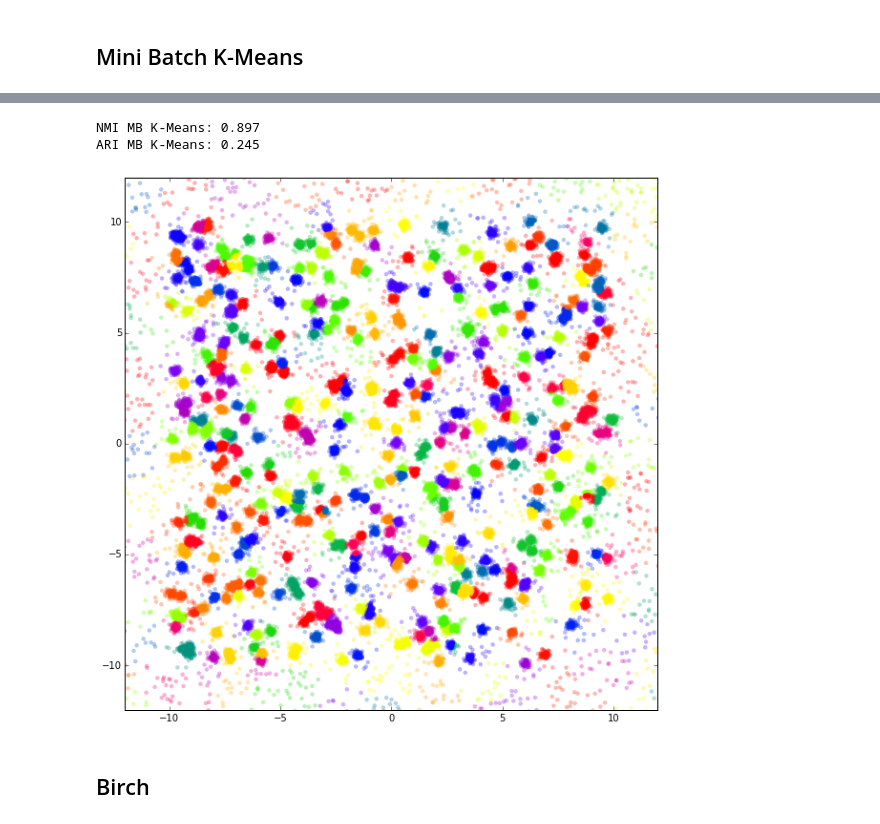
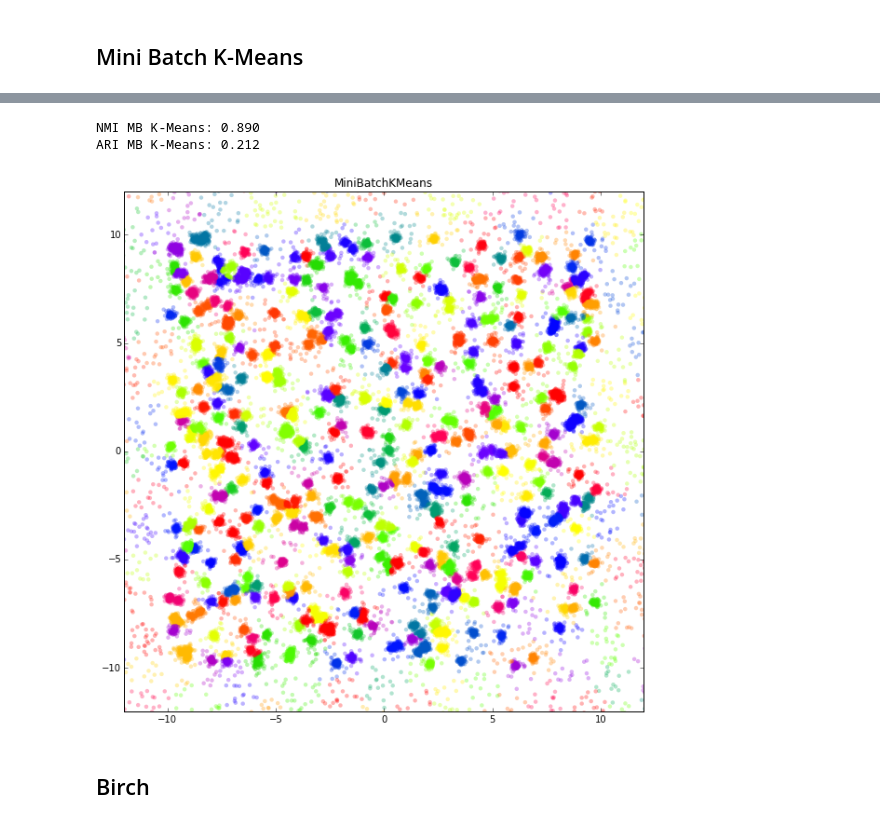
Before and after one commit to ogrisel/notebooks, a Jupyter notebook: sklearn_demos/Large Scale 2D Clustering.ipynb, the cells around one changed output, grey strips where cells are left out. Cells and saved outputs as stored; diff of their text form; code cells hidden in the pictures.

```diff
--- a/sklearn_demos/Large Scale 2D Clustering.ipynb
+++ b/sklearn_demos/Large Scale 2D Clustering.ipynb
@@ -7,13 +7,13 @@ from sklearn.utils import shuffle
 # %%
 rng = np.random.RandomState(42)
 # %%
-n_samples = int(1e4)
+n_samples = int(1e5)
 n_signal_samples = int(0.9 * n_samples)
 n_noise_samples = n_samples - n_signal_samples
-n_features = 100
+n_features = 2
 
 signal, labels = make_blobs(n_samples=n_signal_samples, n_features=n_features,
-                            cluster_std=1, centers=500,
+                            cluster_std=0.1, centers=500,
                             random_state=rng)
 noise = rng.uniform(low=-15, high=15, size=(n_noise_samples, n_features))
 
@@ -22,14 +22,16 @@ labels = np.concatenate([labels, [-1] * noise.shape[0]])
 data, labels = shuffle(data, labels, random_state=rng)
 # %%
 def plot_data_with_labels(data, labels, alpha=0.3, cm=plt.cm.prism, subsample=int(5e4),
-                          random_state=0):
+                          title=None, random_state=0):
     n_samples = data.shape[0]
-    title = "Scatter plot of the first 2 dimensions"
+
+    if title is None:
+        title = "Scatter plot of the first 2 dimensions"
+
     if n_samples > subsample:
         idx = shuffle(np.arange(n_samples), random_state=random_state)[:subsample]
         data = data[idx]
         labels = labels[idx]
-        title += "\nssubsampled to %d samples out of %d" % (subsample, n_samples)
 
     plt.figure(figsize=(10, 10))
     plt.xlim(-12, 12)
@@ -125,6 +87,8 @@ ARI DBSCAN: 0.996
 %%time
 from sklearn.cluster import MiniBatchKMeans
 
-mbkmeans = MiniBatchKMeans(n_clusters=500, init_size=int(1e4), batch_size=int(1e3))
+mbkmeans = MiniBatchKMeans(n_clusters=500,
+                           init_size=int(1e4),
+                           batch_size=int(1e3))
 mbkmeans_labels = mbkmeans.fit_predict(data)
 # %% [output]
@@ -136,12 +100,12 @@ print("NMI MB K-Means: %0.3f"
 print("ARI MB K-Means: %0.3f"
       % adjusted_rand_score(labels, mbkmeans_labels))
 # %% [output]
-NMI MB K-Means: 0.897
-ARI MB K-Means: 0.245
+NMI MB K-Means: 0.890
+ARI MB K-Means: 0.212
 # %%
-plot_data_with_labels(data, mbkmeans_labels)
+plot_data_with_labels(data, mbkmeans_labels, title='MiniBatchKMeans')
 # %% [output]
-[figure, old version]
+[figure, new version]
 # %% [markdown]
 ## Birch
 # %%
```
Also changed, not shown: parts of 25 cells of this notebook, 2 other files.
